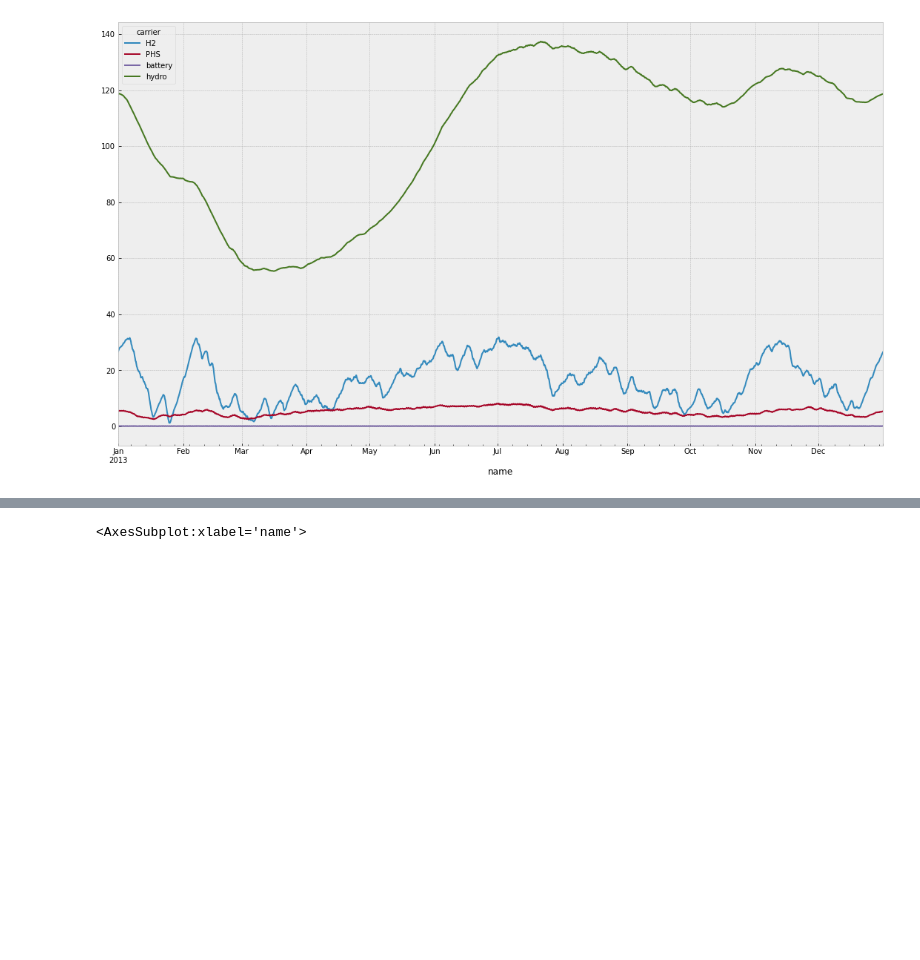
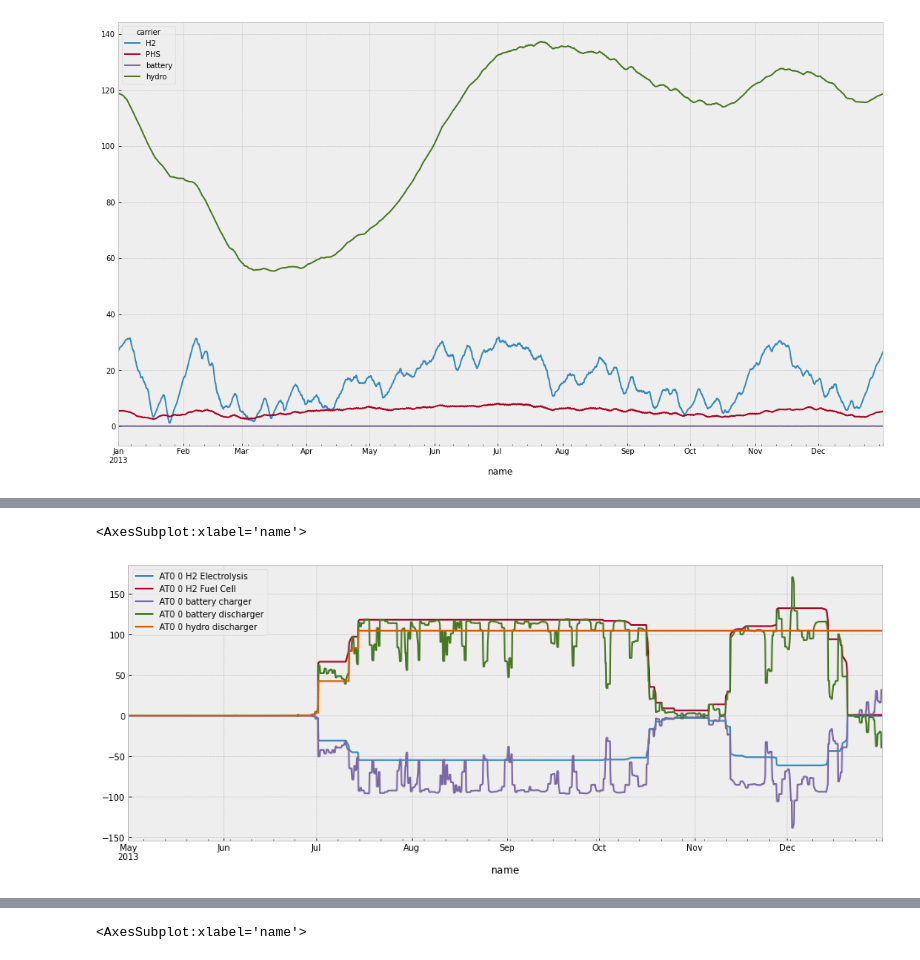
Before and after one commit to StuttgartYang/pypsa-eur, a Jupyter notebook: notebook/check_postnork_sp_rh.ipynb, the cells around one changed output, grey strips where cells are left out. Drawn from its saved outputs; the diff is of its cells as text; code cells hidden in the pictures; blank space fills up the shorter version.

```diff
--- a/notebook/check_postnork_sp_rh.ipynb
+++ b/notebook/check_postnork_sp_rh.ipynb
@@ -42,0 +58,3 @@ INFO:pypsa.io:Imported network elec_s_40_ec_lv1.0_Co2L0p0-3H_2w_rh_sp.nc has bus
+# %%
+## rolling horizon for two weeks and one week overlap
+n_rh_sp_2w_backup = pypsa.Network(basedir + "results/networks/2013/elec_s_40_ec_lv1.0_Co2L0p0-3H_2w_rh_sp_backup.nc")
@@ -64,0 +95,7 @@ n_op.buses_t.marginal_price.loc[:,["DE0 0","DE0 0 H2", "DE0 0 hydro"]].plot(ax=a
+# %%
+fig, ax = plt.subplots()
+fig.set_size_inches((16,6))
+n_rh_sp_2w_backup.links_t.marginal_cost.loc["2013-05-01 00:00:00":,["AT0 0 H2 Electrolysis","AT0 0 H2 Fuel Cell", "AT0 0 battery charger", "AT0 0 battery discharger", "AT0 0 hydro discharger"]].plot(ax=ax)
+# %% [output]
+<AxesSubplot:xlabel='name'>
+[figure, added]
```
Also changed, not shown: parts of 13 cells of this notebook.
